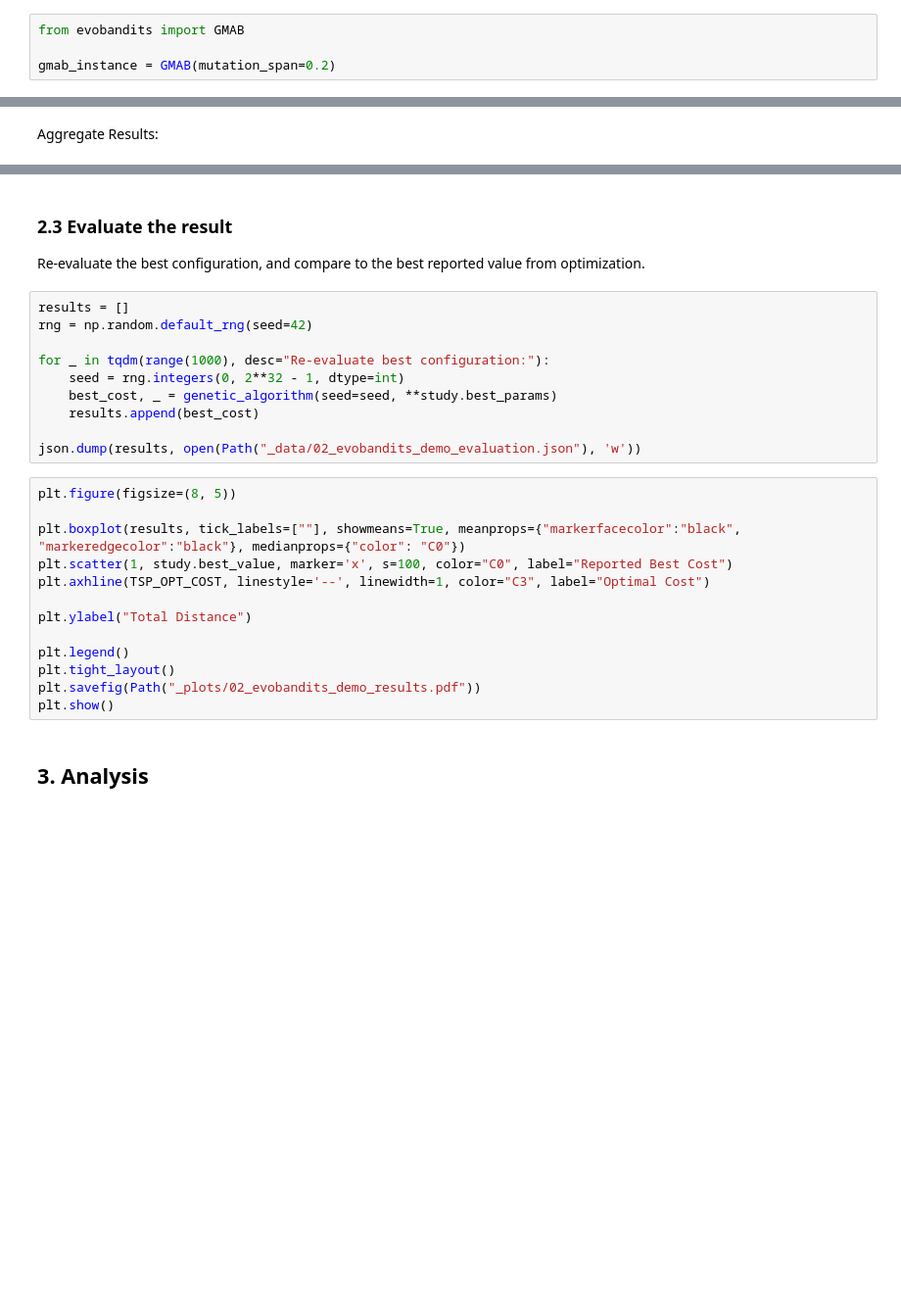
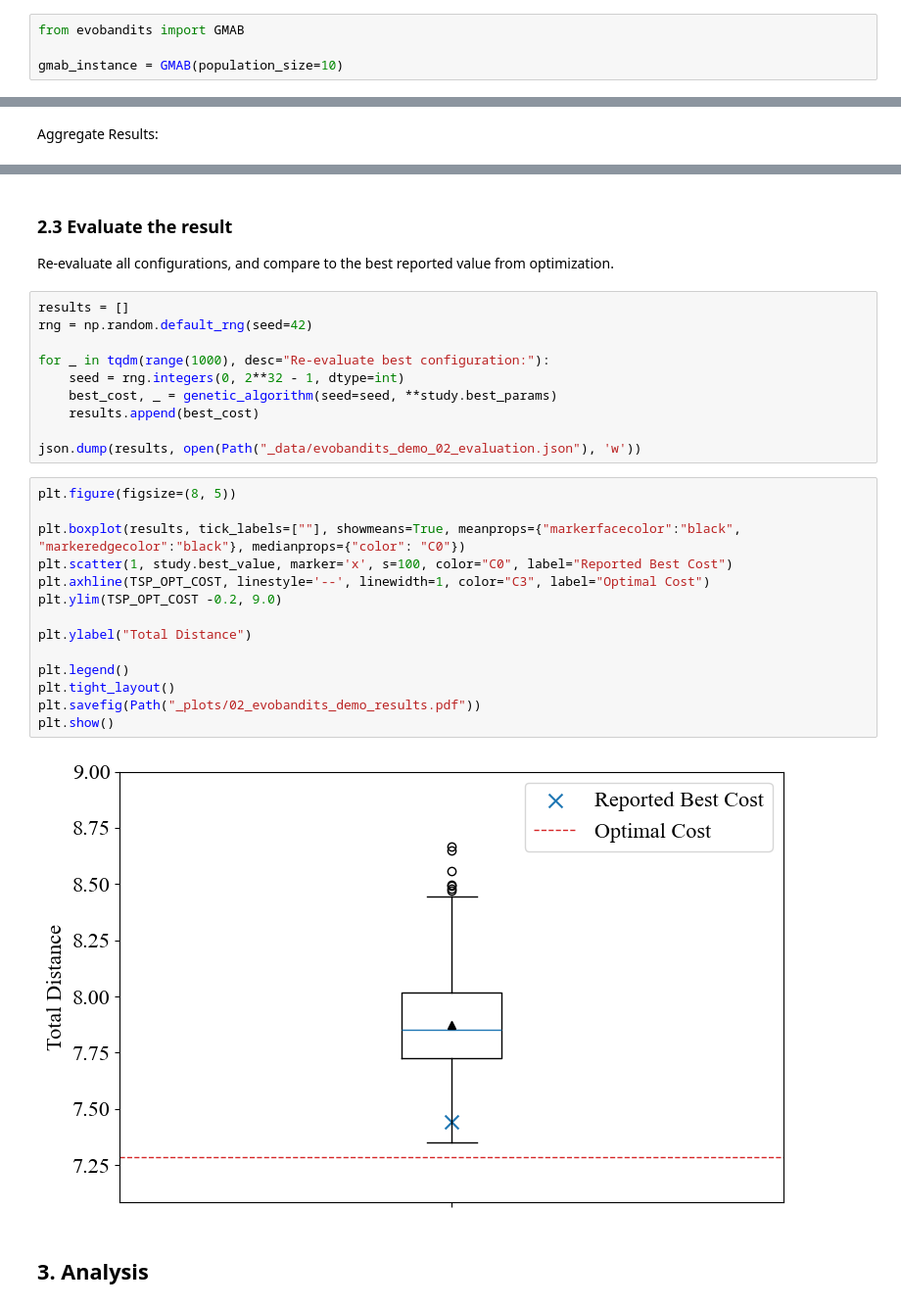
Before and after one commit to fwuermseher/evobandits-demo, a Jupyter notebook: evobandits_demo.ipynb, the cells around one changed output, grey strips where cells are left out. Shown at 98% size. Cells and saved outputs as stored; diff of their text form; blank space fills up the shorter version.

Commit message:
update demo results

```diff
--- a/evobandits_demo.ipynb
+++ b/evobandits_demo.ipynb
@@ -84,7 +88,7 @@ Algorithm Configuration:
 # %%
 from evobandits import GMAB
 
-gmab_instance = GMAB(mutation_span=0.2)
+gmab_instance = GMAB(population_size=10)
 # %% [markdown]
 The optimization requires wrapping the genetic algorithm, so that only the objective value (best_cost) is returned as single objective for the optimizer:
 # %%
@@ -108,7 +127,7 @@ print(f"Best cost found with evobandits:\t{study.best_value}")
 # %% [markdown]
 ### 2.3 Evaluate the result
 
-Re-evaluate the best configuration, and compare to the best reported value from optimization.
+Re-evaluate all configurations, and compare to the best reported value from optimization.
 # %%
 results = []
 rng = np.random.default_rng(seed=42)
@@ -118,19 +137,22 @@ for _ in tqdm(range(1000), desc="Re-evaluate best configuration:"):
     best_cost, _ = genetic_algorithm(seed=seed, **study.best_params)
     results.append(best_cost)
 
-json.dump(results, open(Path("_data/02_evobandits_demo_evaluation.json"), 'w'))
+json.dump(results, open(Path("_data/evobandits_demo_02_evaluation.json"), 'w'))
 # %%
 plt.figure(figsize=(8, 5))
 
 plt.boxplot(results, tick_labels=[""], showmeans=True, meanprops={"markerfacecolor":"black", "markeredgecolor":"black"}, medianprops={"color": "C0"})
 plt.scatter(1, study.best_value, marker='x', s=100, color="C0", label="Reported Best Cost")
 plt.axhline(TSP_OPT_COST, linestyle='--', linewidth=1, color="C3", label="Optimal Cost")
+plt.ylim(TSP_OPT_COST -0.2, 9.0)
 
 plt.ylabel("Total Distance")
 
 plt.legend()
 plt.tight_layout()
 plt.savefig(Path("_plots/02_evobandits_demo_results.pdf"))
 plt.show()
+# %% [output]
+[figure, added]
 # %% [markdown]
 ## 3. Analysis
```
Also changed, not shown: parts of 11 cells of this notebook, 13 other files.
